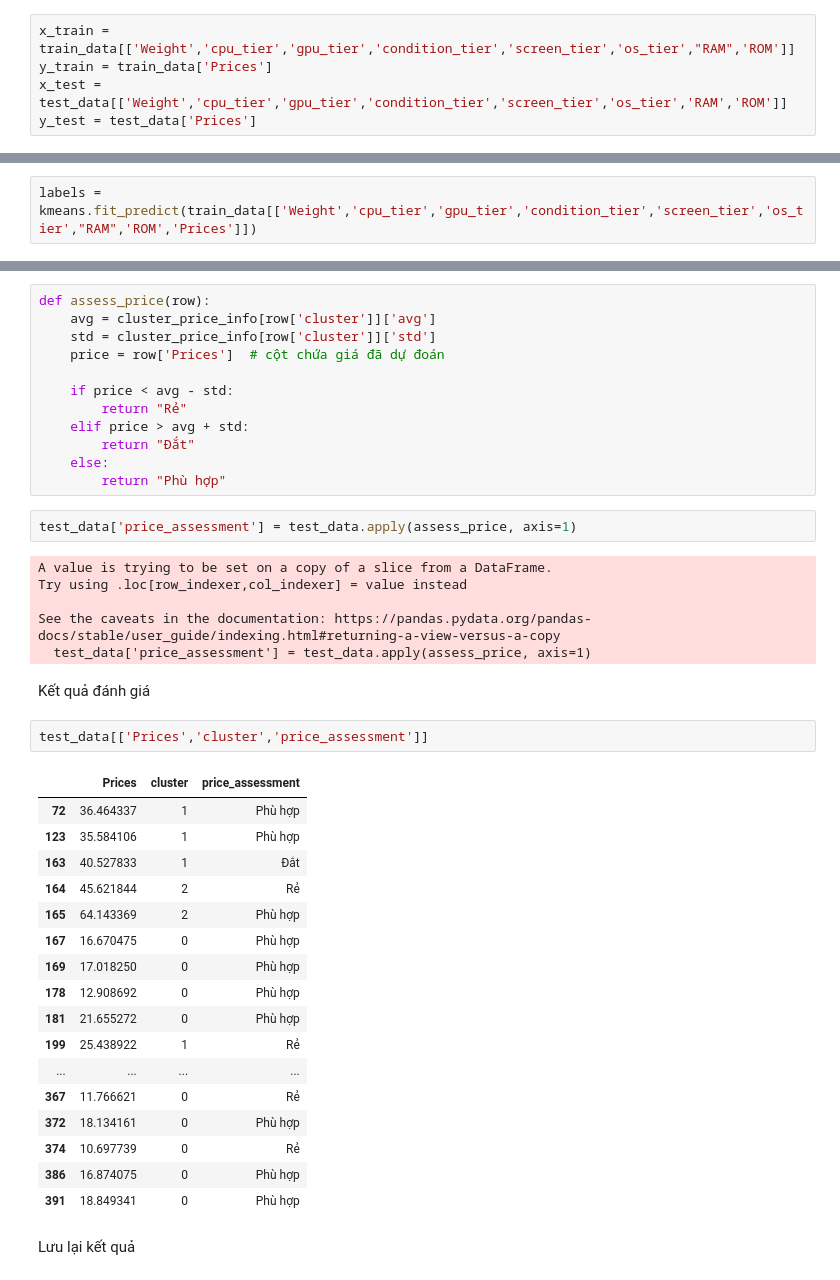
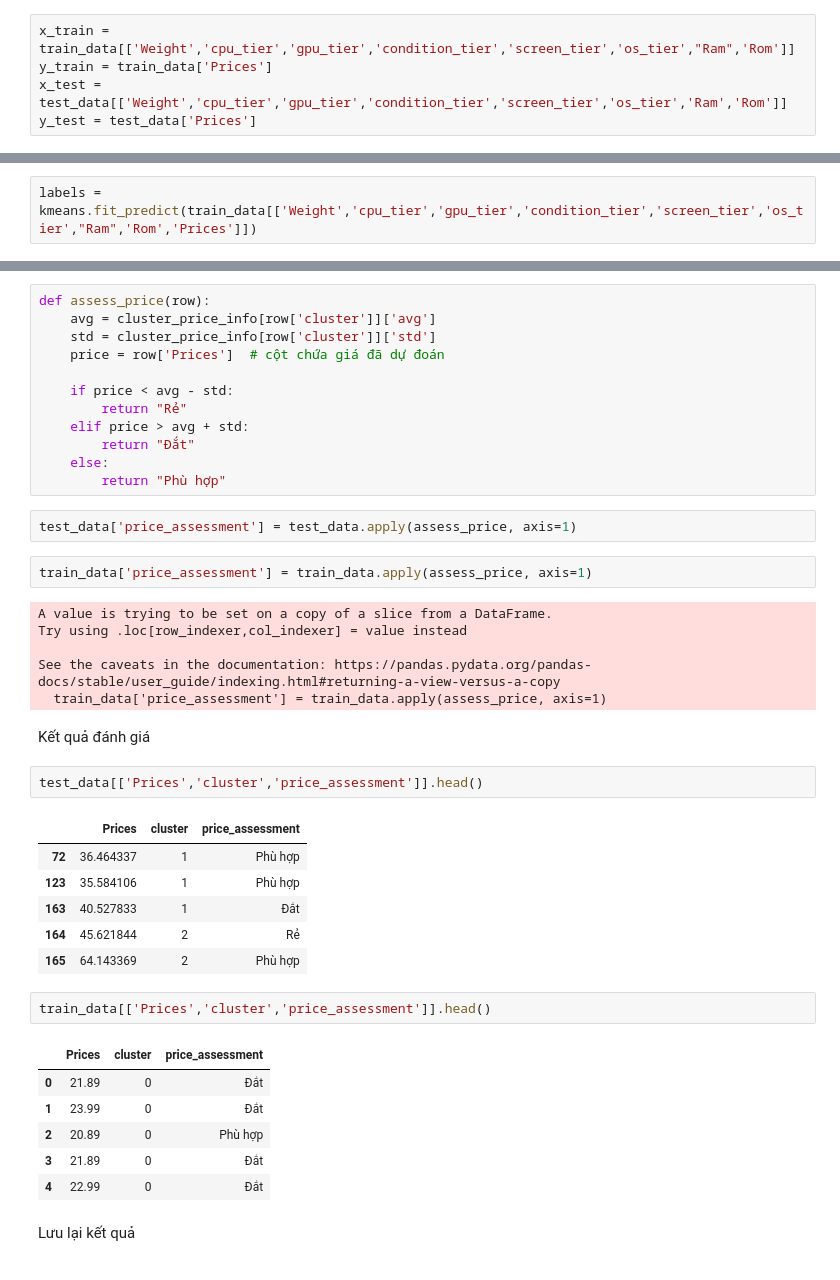
Before and after one commit to Ldkhanhduy/DO_AN_2, a Jupyter notebook: duyldk/part_2/analysis_data.ipynb, the cells around one changed output, grey strips where cells are left out. Cells and saved outputs as stored; diff of their text form.

```diff
--- a/duyldk/part_2/analysis_data.ipynb
+++ b/duyldk/part_2/analysis_data.ipynb
@@ -21,9 +21,9 @@ train_data = dataset[dataset['Prices'].notnull()]
 # %%
 test_data = dataset[dataset['Prices'].isna()]
 # %%
-x_train = train_data[['Weight','cpu_tier','gpu_tier','condition_tier','screen_tier','os_tier',"RAM",'ROM']]
+x_train = train_data[['Weight','cpu_tier','gpu_tier','condition_tier','screen_tier','os_tier',"Ram",'Rom']]
 y_train = train_data['Prices']
-x_test = test_data[['Weight','cpu_tier','gpu_tier','condition_tier','screen_tier','os_tier','RAM','ROM']]
+x_test = test_data[['Weight','cpu_tier','gpu_tier','condition_tier','screen_tier','os_tier','Ram','Rom']]
 y_test = test_data['Prices']
 # %% [markdown]
 Kiểm thử từng mô hình hồi quy với cross-validation.
@@ -104,7 +114,7 @@ Mô hình KMeans
 # %%
 kmeans = KMeans(n_clusters=3, random_state=42)
 # %%
-labels = kmeans.fit_predict(train_data[['Weight','cpu_tier','gpu_tier','condition_tier','screen_tier','os_tier',"RAM",'ROM','Prices']])
+labels = kmeans.fit_predict(train_data[['Weight','cpu_tier','gpu_tier','condition_tier','screen_tier','os_tier',"Ram",'Rom','Prices']])
 # %% [markdown]
 Sử dụng PCA để trực quan hóa dữ liệu.
 # %%
@@ -216,33 +226,33 @@ def assess_price(row):
         return "Phù hợp"
 # %%
 test_data['price_assessment'] = test_data.apply(assess_price, axis=1)
-# %% [output]
-A value is trying to be set on a copy of a slice from a DataFrame.
-Try using .loc[row_indexer,col_indexer] = value instead
-
-See the caveats in the documentation: https://pandas.pydata.org/pandas-docs/stable/user_guide/indexing.html#returning-a-view-versus-a-copy
-  test_data['price_assessment'] = test_data.apply(assess_price, axis=1)
+# %%
+train_data['price_assessment'] = train_data.apply(assess_price, axis=1)
+# %% [output]
+A value is trying to be set on a copy of a slice from a DataFrame.
+Try using .loc[row_indexer,col_indexer] = value instead
+
+See the caveats in the documentation: https://pandas.pydata.org/pandas-docs/stable/user_guide/indexing.html#returning-a-view-versus-a-copy
+  train_data['price_assessment'] = train_data.apply(assess_price, axis=1)
 # %% [markdown]
 Kết quả đánh giá
 # %%
-test_data[['Prices','cluster','price_assessment']]
+test_data[['Prices','cluster','price_assessment']].head()
 # %% [output]
 |  | Prices | cluster | price_assessment |
 | 72 | 36.464337 | 1 | Phù hợp |
 | 123 | 35.584106 | 1 | Phù hợp |
 | 163 | 40.527833 | 1 | Đắt |
 | 164 | 45.621844 | 2 | Rẻ |
 | 165 | 64.143369 | 2 | Phù hợp |
-| 167 | 16.670475 | 0 | Phù hợp |
-| 169 | 17.018250 | 0 | Phù hợp |
-| 178 | 12.908692 | 0 | Phù hợp |
-| 181 | 21.655272 | 0 | Phù hợp |
-| 199 | 25.438922 | 1 | Rẻ |
-| ... | ... | ... | ... |
-| 367 | 11.766621 | 0 | Rẻ |
-| 372 | 18.134161 | 0 | Phù hợp |
-| 374 | 10.697739 | 0 | Rẻ |
-| 386 | 16.874075 | 0 | Phù hợp |
-| 391 | 18.849341 | 0 | Phù hợp |
+# %%
+train_data[['Prices','cluster','price_assessment']].head()
+# %% [output]
+|  | Prices | cluster | price_assessment |
+| 0 | 21.89 | 0 | Đắt |
+| 1 | 23.99 | 0 | Đắt |
+| 2 | 20.89 | 0 | Phù hợp |
+| 3 | 21.89 | 0 | Đắt |
+| 4 | 22.99 | 0 | Đắt |
 # %% [markdown]
 Lưu lại kết quả
```
Also changed, not shown: parts of 9 cells of this notebook, 7 other files.
